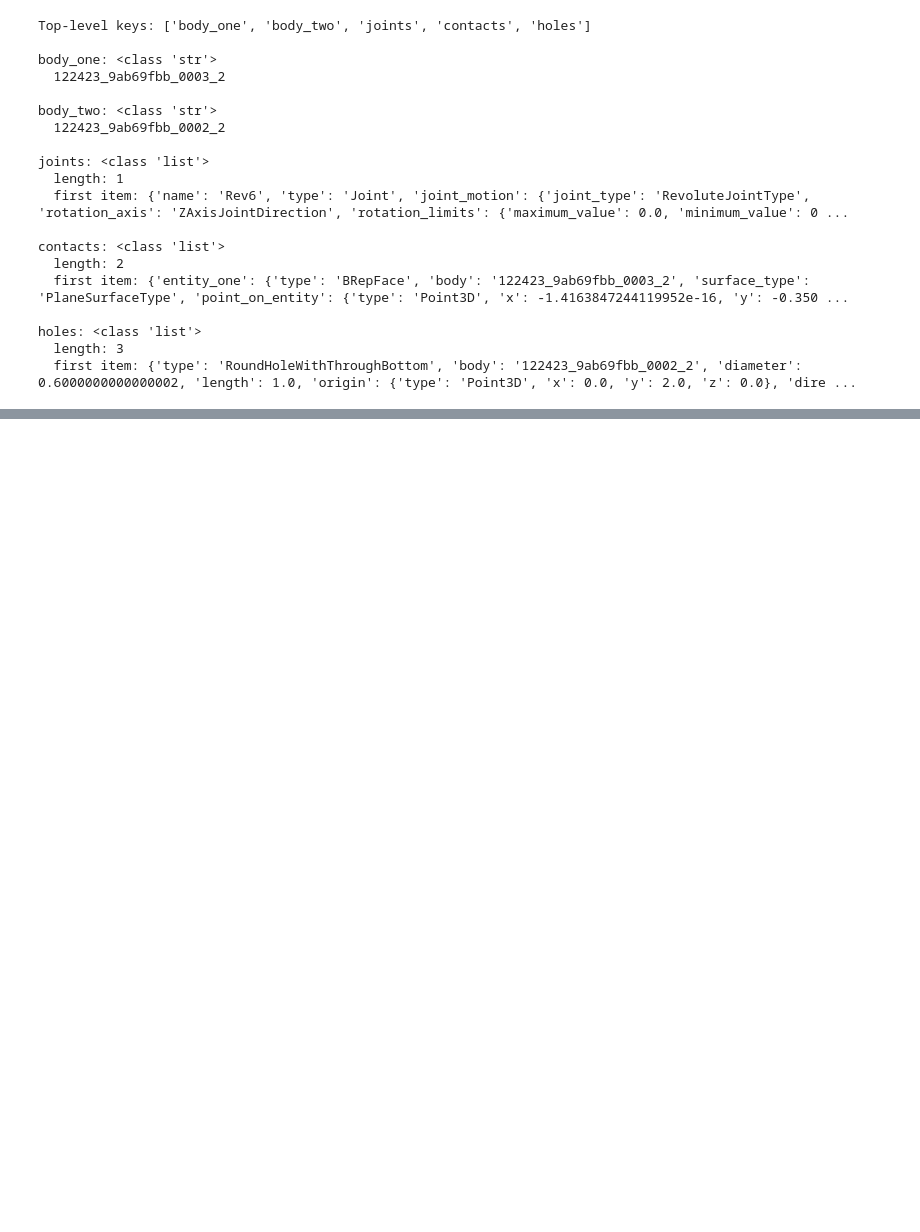
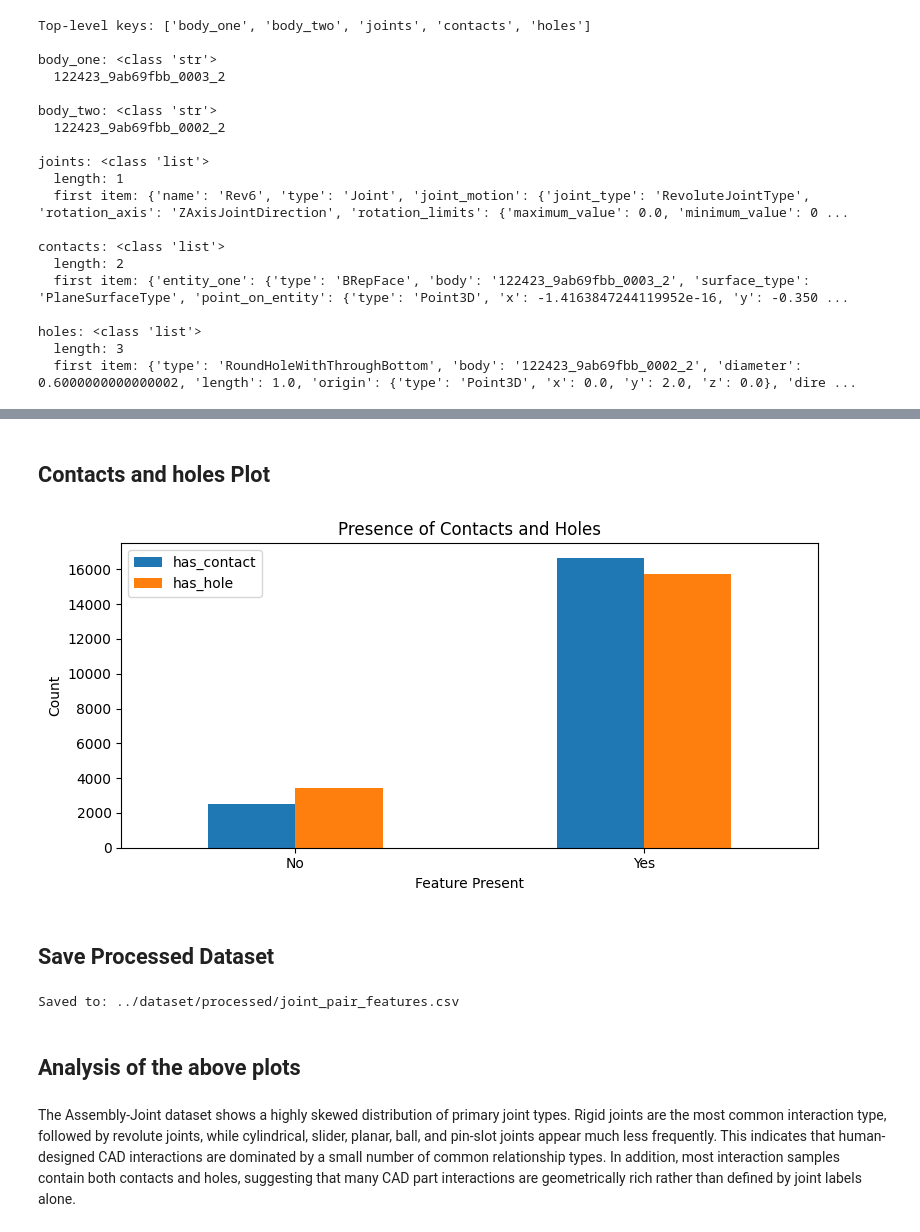
Before and after one commit to Janakrish1/cad-assembly-pattern-mining, a Jupyter notebook: notebooks/01_dataset_inspection.ipynb, the cells around one changed output, grey strips where cells are left out. Saved outputs shown, nothing was run; the diff lists cells and outputs as text; code cells hidden in the pictures; blank space fills up the shorter version.

```diff
--- a/notebooks/01_dataset_inspection.ipynb
+++ b/notebooks/01_dataset_inspection.ipynb
@@ -193,0 +367,32 @@ holes: <class 'list'>
+# %% [markdown]
+## Contacts and holes Plot
+# %%
+fig_df = pd.DataFrame({
+    "has_contact": df_pairs["has_contact"].value_counts().sort_index(),
+    "has_hole": df_pairs["has_hole"].value_counts().sort_index(),
+}).fillna(0)
+
+fig_df.index = ["No", "Yes"]
+fig_df.plot(kind="bar", figsize=(8, 4))
+plt.title("Presence of Contacts and Holes")
+plt.xlabel("Feature Present")
+plt.ylabel("Count")
+plt.xticks(rotation=0)
+plt.tight_layout()
+plt.show()
+# %% [output]
+[figure, added]
+# %% [markdown]
+## Save Processed Dataset
+# %%
+output_path = Path("../dataset/processed/joint_pair_features.csv")
+output_path.parent.mkdir(parents=True, exist_ok=True)
+
+df_pairs.to_csv(output_path, index=False)
+print("Saved to:", output_path)
+# %% [output]
+Saved to: ../dataset/processed/joint_pair_features.csv
+# %% [markdown]
+## Analysis of the above plots
+# %% [markdown]
+The Assembly-Joint dataset shows a highly skewed distribution of primary joint types. Rigid joints are the most common interaction type, followed by revolute joints, while cylindrical, slider, planar, ball, and pin-slot joints appear much less frequently. This indicates that human-designed CAD interactions are dominated by a small number of common relationship types. In addition, most interaction samples contain both contacts and holes, suggesting that many CAD part interactions are geometrically rich rather than defined by joint labels alone.
```
Also changed, not shown: parts of 14 cells of this notebook, 1 other file.
